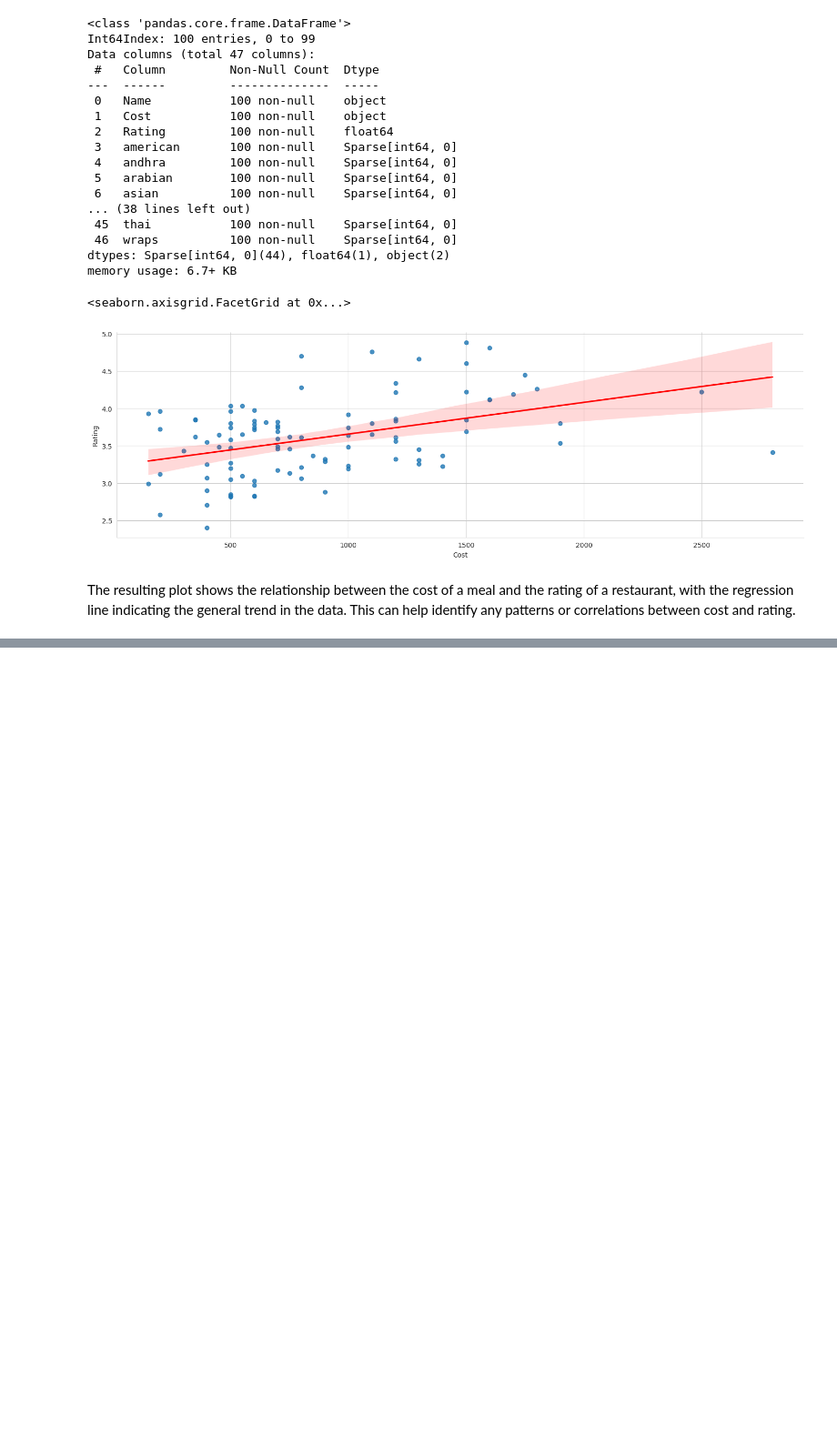
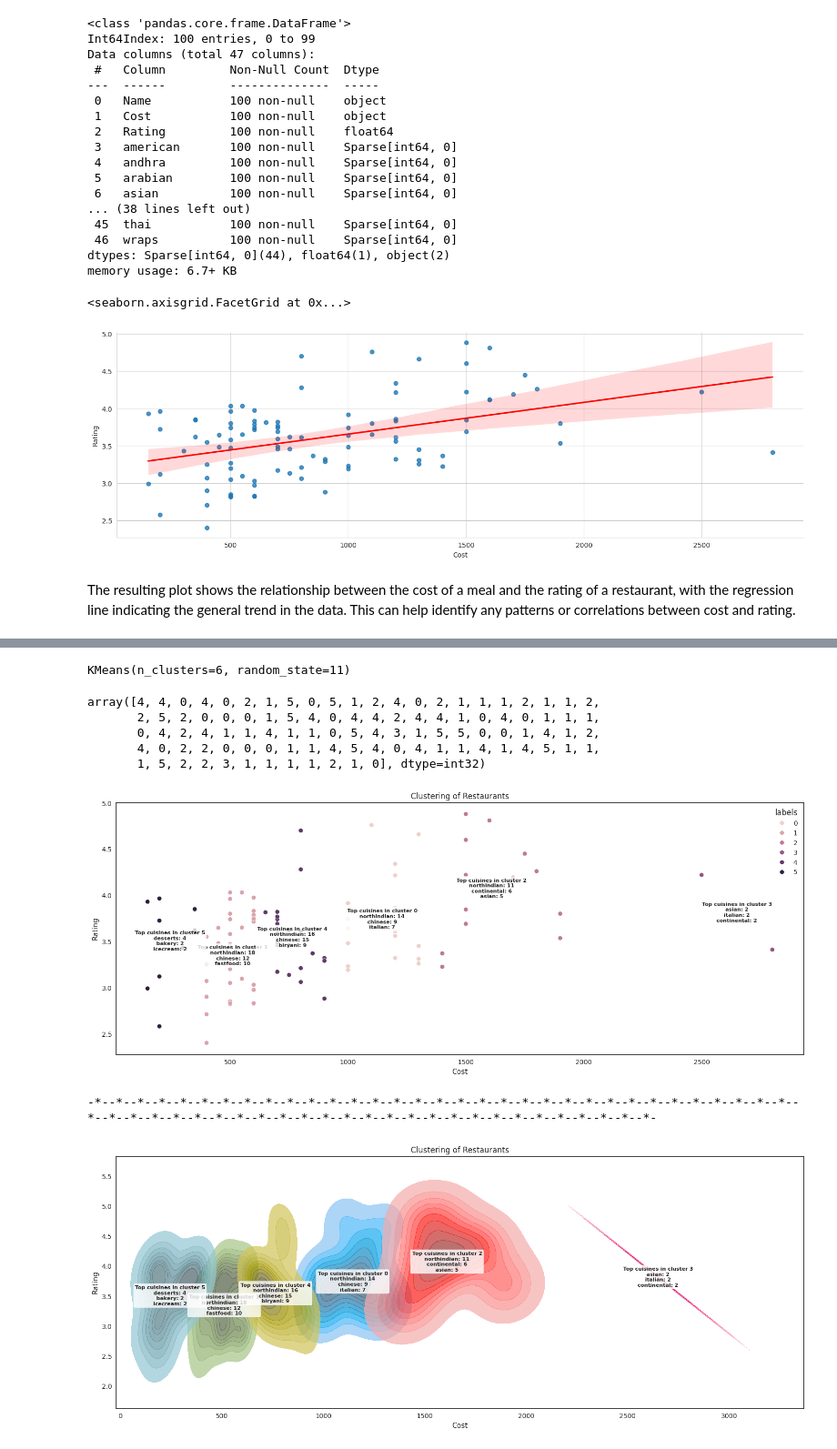
Before and after one commit to dipakpatil2001/Zomato-Restaurant-Clustering-And-Sentiment-Analysis-Unsupervised-ML, a Jupyter notebook: Zomato_Restaurant_Clustering_And_Sentiment_Analysis.ipynb, the cells around one changed output, grey strips where cells are left out. Shown at 91% size. Drawn from its saved outputs; the diff is of its cells as text; code cells hidden in the pictures; blank space fills up the shorter version.

```diff
--- a/Zomato_Restaurant_Clustering_And_Sentiment_Analysis.ipynb
+++ b/Zomato_Restaurant_Clustering_And_Sentiment_Analysis.ipynb
@@ -1643,0 +1667,65 @@ The resulting plot shows the relationship between the cost of a meal and the rat
+# %%
+# Initializing a K-Means clustering model with number of clusters and random state.
+model = KMeans(random_state=11, n_clusters=6)
+model.fit(df_cluster.drop('Name',axis=1))
+# %% [output]
+KMeans(n_clusters=6, random_state=11)
+# %%
+# predict the cluster label of a new data point based on a trained clustering model.
+cluster_lbl = model.predict(df_cluster.drop('Name',axis=1))
+cluster_lbl
+# %% [output]
+array([4, 4, 0, 4, 0, 2, 1, 5, 0, 5, 1, 2, 4, 0, 2, 1, 1, 1, 2, 1, 1, 2,
+       2, 5, 2, 0, 0, 0, 1, 5, 4, 0, 4, 4, 2, 4, 4, 1, 0, 4, 0, 1, 1, 1,
+       0, 4, 2, 4, 1, 1, 4, 1, 1, 0, 5, 4, 3, 1, 5, 5, 0, 0, 1, 4, 1, 2,
+       4, 0, 2, 2, 0, 0, 0, 1, 1, 4, 5, 4, 0, 4, 1, 1, 4, 1, 4, 5, 1, 1,
+       1, 5, 2, 2, 3, 1, 1, 1, 1, 2, 1, 0], dtype=int32)
+# %%
+df_cluster['labels'] = cluster_lbl
+# %%
+# Creating the data frame for each cluster.
+cluster_0 = df_cluster[df_cluster['labels'] == 0].reset_index()
+cluster_1 = df_cluster[df_cluster['labels'] == 1].reset_index()
+cluster_2 = df_cluster[df_cluster['labels'] == 2].reset_index()
+cluster_3 = df_cluster[df_cluster['labels'] == 3].reset_index()
+cluster_4 = df_cluster[df_cluster['labels'] == 4].reset_index()
+cluster_5 = df_cluster[df_cluster['labels'] == 5].reset_index()
+
+list_of_cluster=[cluster_0,cluster_1,cluster_2,cluster_3,cluster_4,cluster_5]
+# %%
+# Visualization
+# Add annotations for top cuisines in each cluster
+def stands():
+  for i, df in enumerate(list_of_cluster):
+    top_cuisines = df.drop(['index', 'Name', 'Cost', 'Rating', 'labels'], axis=1).sum().sort_values(ascending=False)[:3]
+    top_cuisines_str = '\n'.join([f'{cuisine}: {count}' for cuisine, count in top_cuisines.items()])
+    plt.annotate(f'Top cuisines in cluster {i}\n{top_cuisines_str}',
+                 xy=(df['Cost'].mean(), df['Rating'].mean()),
+                 ha='center', va='center', bbox=dict(boxstyle='round', facecolor='white', alpha=0.8),fontsize=8,weight='bold')
+
+# Create a scatter plot of the clusters with annotations for top cuisines
+plt.figure(figsize=(19,7))
+sns.set_style('white')
+sns.scatterplot(x='Cost', y='Rating', hue='labels', data=df_cluster)
+stands()
+plt.xlabel('Cost')
+plt.ylabel('Rating')
+plt.title('Clustering of Restaurants')
+plt.show()
+
+print(60*("\033[1m-*-"))
+
+# Iterate through clusters and plot kernel density estimate for each cluster
+plt.figure(figsize=(19,7))
+sns.set_style('white')
+for i, df in enumerate(list_of_cluster):
+    sns.kdeplot(x='Cost', y='Rating', data=df, fill=True, label=f'Cluster {i}', alpha=0.7)
+plt.xlabel('Cost')
+plt.ylabel('Rating')
+plt.title('Clustering of Restaurants')
+stands()
+plt.show()
+# %% [output]
+[figure, added]
+-*--*--*--*--*--*--*--*--*--*--*--*--*--*--*--*--*--*--*--*--*--*--*--*--*--*--*--*--*--*--*--*--*--*--*--*--*--*--*--*--*--*--*--*--*--*--*--*--*--*--*--*--*--*--*--*--*--*--*--*-
+[figure, added]
```
Also changed, not shown: parts of 8 cells of this notebook.
